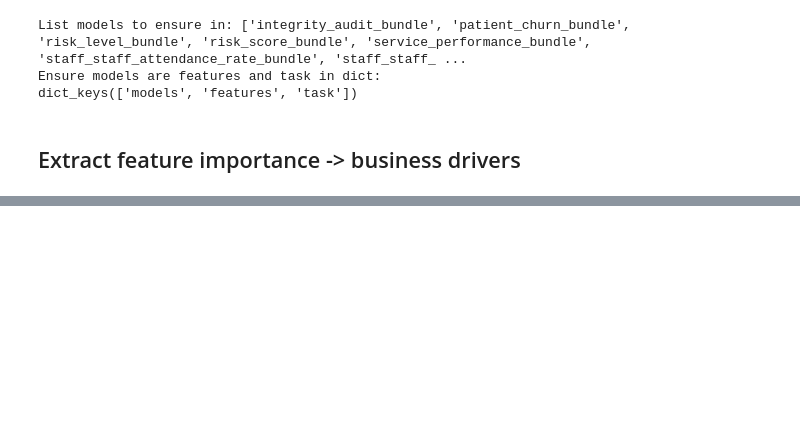
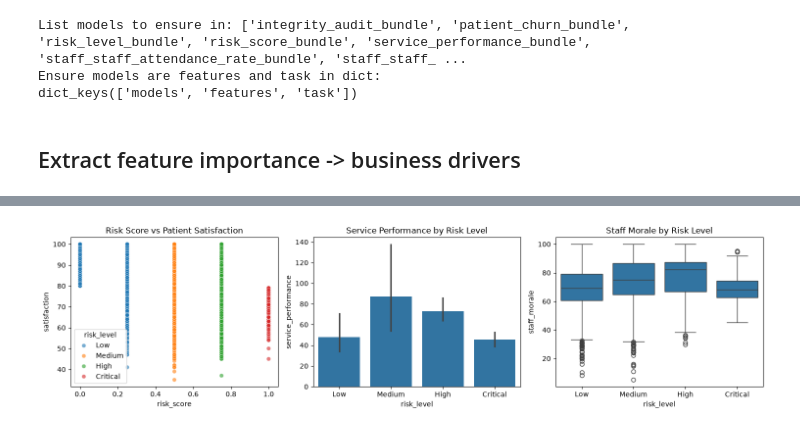
Before and after one commit to Mipjeiger/hospital-churn-customer-analytics-, a Jupyter notebook: develop/researchment/06_Research_ML.ipynb, the cells around one changed output, grey strips where cells are left out. Saved outputs shown, nothing was run; the diff lists cells and outputs as text; code cells hidden in the pictures; blank space fills up the shorter version.

Commit message:
completed business insights as a comparison for engineering results

```diff
--- a/develop/researchment/06_Research_ML.ipynb
+++ b/develop/researchment/06_Research_ML.ipynb
@@ -616,0 +686,19 @@ logistic:
+# %%
+import seaborn as sns
+
+# Visualization risk score vs business outcomes
+fig, ax = plt.subplots(1, 3, figsize=(15, 4))
+
+sns.scatterplot(data=data, x="risk_score", y="satisfaction", hue="risk_level", ax=ax[0], alpha=0.6)
+ax[0].set_title("Risk Score vs Patient Satisfaction")
+
+sns.barplot(data=data, x="risk_level", y="service_performance", ax=ax[1], order=["Low", "Medium", "High", "Critical"])
+ax[1].set_title("Service Performance by Risk Level")
+
+sns.boxplot(data=data, x="risk_level", y="staff_morale", ax=ax[2], order=["Low", "Medium", "High", "Critical"])
+ax[2].set_title("Staff Morale by Risk Level")
+
+plt.tight_layout()
+plt.show()
+# %% [output]
+[figure, added]
```
Also changed, not shown: parts of 18 cells of this notebook.
